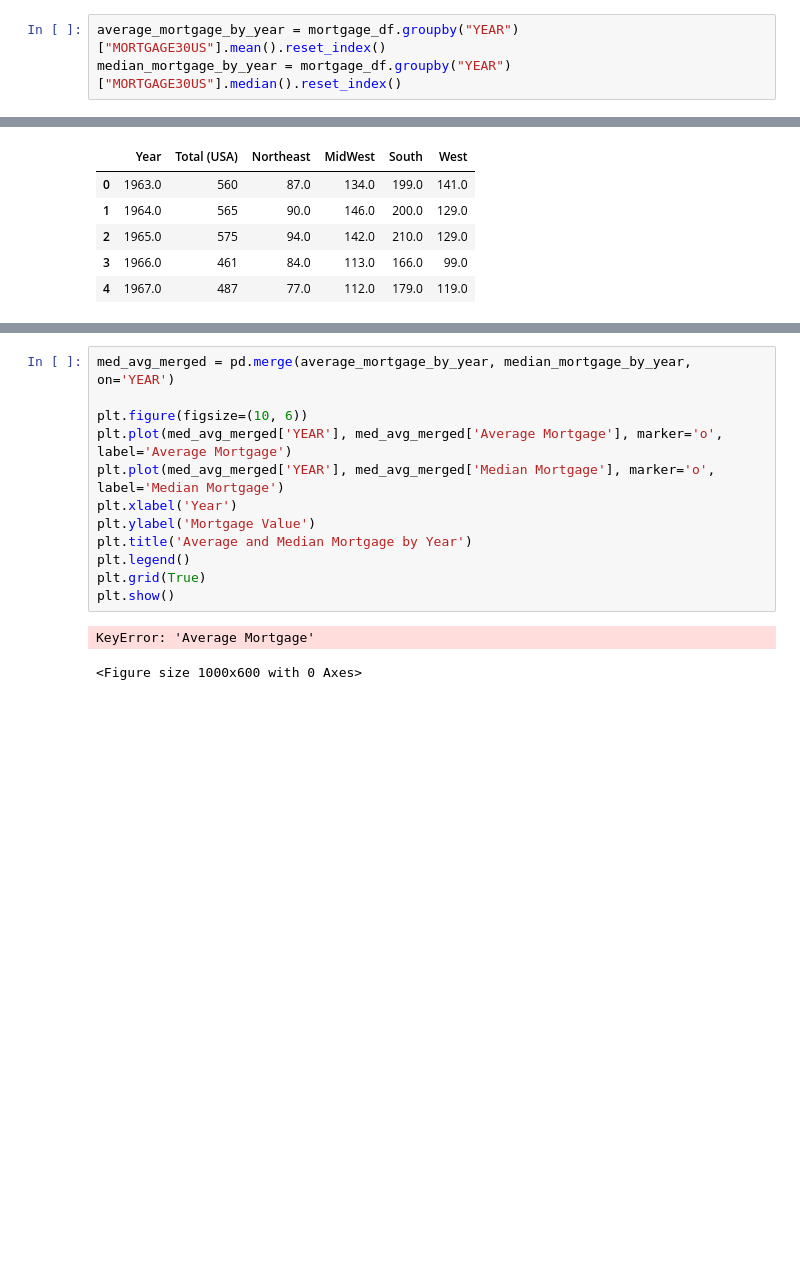
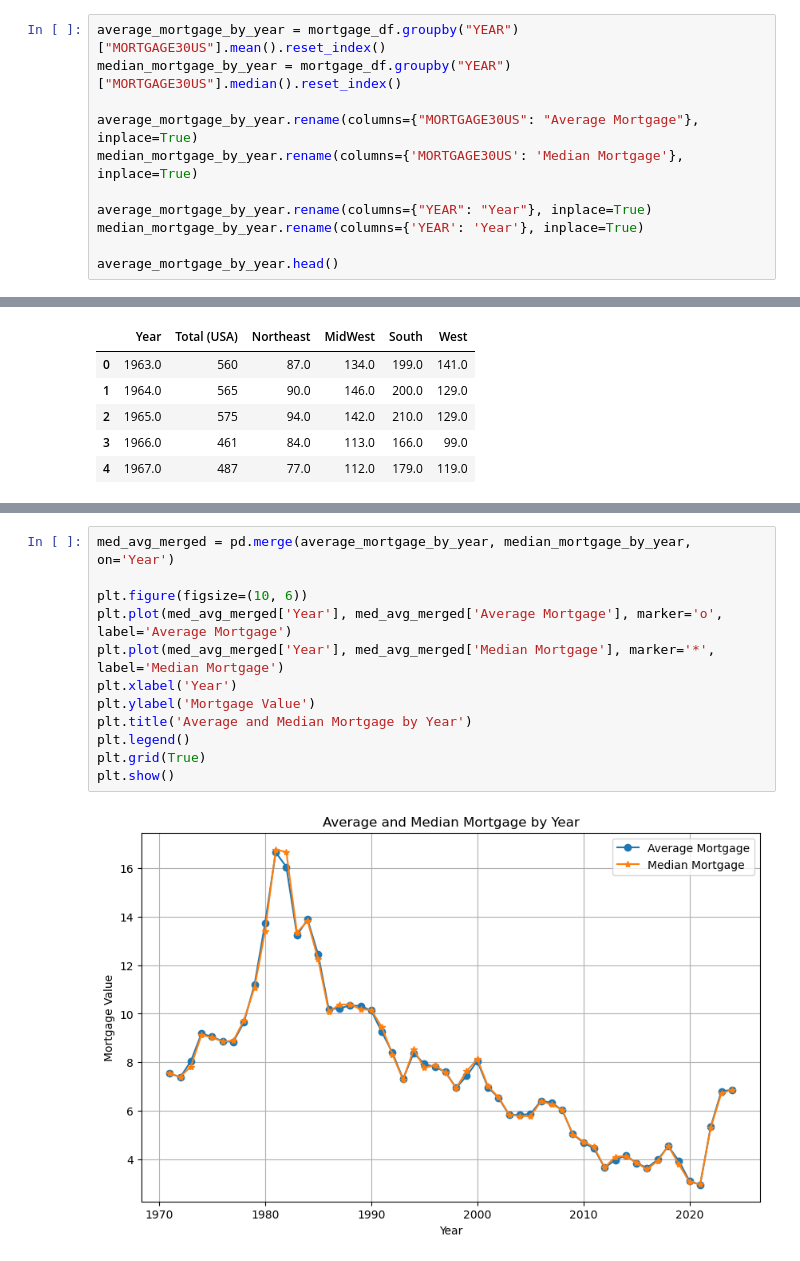
Before and after one commit to isfund/BootCampProject1, a Jupyter notebook: seth_project_work.ipynb, the cells around one changed output, grey strips where cells are left out. Drawn from its saved outputs; the diff is of its cells as text; blank space fills up the shorter version.

```diff
--- a/seth_project_work.ipynb
+++ b/seth_project_work.ipynb
@@ -27,3 +22,11 @@ mortgage_df["YEAR"] = mortgage_df["DATE"].dt.year
 # %%
 average_mortgage_by_year = mortgage_df.groupby("YEAR")["MORTGAGE30US"].mean().reset_index()
 median_mortgage_by_year = mortgage_df.groupby("YEAR")["MORTGAGE30US"].median().reset_index()
+
+average_mortgage_by_year.rename(columns={"MORTGAGE30US": "Average Mortgage"}, inplace=True)
+median_mortgage_by_year.rename(columns={'MORTGAGE30US': 'Median Mortgage'}, inplace=True)
+
+average_mortgage_by_year.rename(columns={"YEAR": "Year"}, inplace=True)
+median_mortgage_by_year.rename(columns={'YEAR': 'Year'}, inplace=True)
+
+average_mortgage_by_year.head()
@@ -121,15 +116,14 @@ homes_df.head()
 # %%
-med_avg_merged = pd.merge(average_mortgage_by_year, median_mortgage_by_year, on='YEAR')
+med_avg_merged = pd.merge(average_mortgage_by_year, median_mortgage_by_year, on='Year')
 
 plt.figure(figsize=(10, 6))
-plt.plot(med_avg_merged['YEAR'], med_avg_merged['Average Mortgage'], marker='o', label='Average Mortgage')
-plt.plot(med_avg_merged['YEAR'], med_avg_merged['Median Mortgage'], marker='o', label='Median Mortgage')
+plt.plot(med_avg_merged['Year'], med_avg_merged['Average Mortgage'], marker='o', label='Average Mortgage')
+plt.plot(med_avg_merged['Year'], med_avg_merged['Median Mortgage'], marker='*', label='Median Mortgage')
 plt.xlabel('Year')
 plt.ylabel('Mortgage Value')
 plt.title('Average and Median Mortgage by Year')
 plt.legend()
 plt.grid(True)
 plt.show()
 # %% [output]
-KeyError: 'Average Mortgage'
-<Figure size 1000x600 with 0 Axes>
+[figure, added]
```
Also changed, not shown: parts of 10 cells of this notebook, 1 other file.
